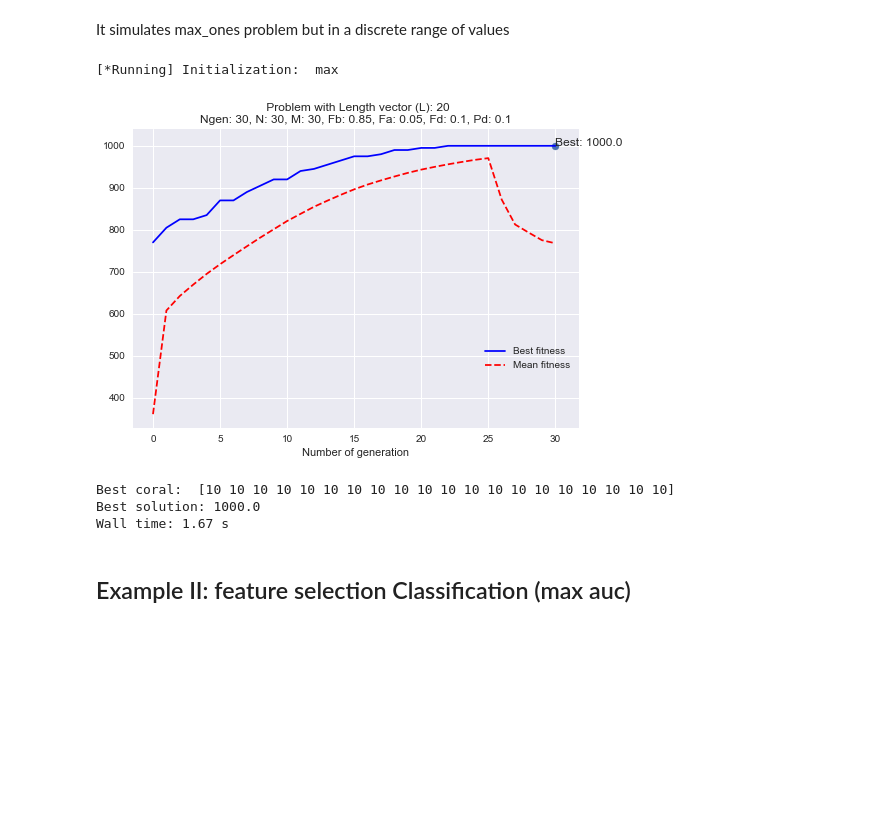
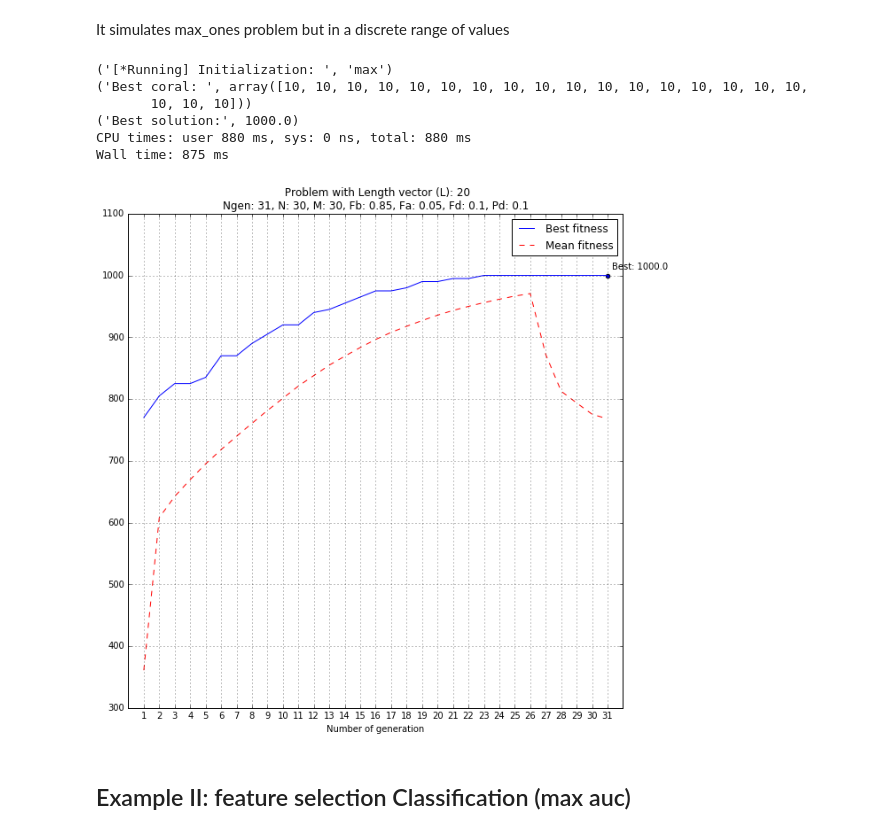
Before and after one commit to VictorPelaez/coral-reef-optimization-algorithm, a Jupyter notebook: cro/test.ipynb, the cells around one changed output. Saved outputs shown, nothing was run; the diff lists cells and outputs as text; code cells hidden in the pictures; blank space fills up the shorter version.

```diff
--- a/cro/test.ipynb
+++ b/cro/test.ipynb
@@ -42,37 +57,51 @@ It simulates max_ones problem but in a discrete range of values
 # %%
 import numpy as np
 import seaborn as sns
 from cro import *
 from fitness import max_ones
+from report import plot_results
 
 ## ------------------------------------------------------
 ## Parameters initialization
 ## ------------------------------------------------------
 Ngen = 30                  # Number of generations
 N  = 30                    # MxN: reef size
 M  = 30                    # MxN: reef size
 Fb = 0.85                  # Broadcast prob.
 Fa = 0.05                  # Asexual reproduction prob.
 Fd = 0.1                   # Fraction of the corals to be eliminated in the depredation operator.
 r0 = 0.6                   # Free/total initial proportion
 k  = 3                     # Number of opportunities for a new coral to settle in the reef
 Pd = 0.1                   # Depredation prob.
 opt= 'max'                 # flag: 'max' for maximizing and 'min' for minimizing
 L = 20
 ke = 0.2
 mode = 'disc'
 ## ------------------------------------------------------
 
 grid = {'x': [2, 10]}      # Discrete values between 2 and 10
 
 cro = CRO(Ngen, N, M, Fb, Fa, Fd, r0, k, Pd, max_ones, opt, L, verbose=False, ke=ke, mode=mode, param_grid=grid)
 %time (REEF, REEFpob, REEFfitness, ind_best, Bestfitness, Meanfitness) = cro.fit()
+
+title_info = {
+    "L": L,
+    "M": M,
+    "N": N,
+    "Fb": Fb,
+    "Fa": Fa,
+    "Fd": Fd,
+    "Pd": Pd
+}
+plot_results(Bestfitness, Meanfitness, title_info)
 # %% [output]
-[*Running] Initialization:  max
+('[*Running] Initialization: ', 'max')
+('Best coral: ', array([10, 10, 10, 10, 10, 10, 10, 10, 10, 10, 10, 10, 10, 10, 10, 10, 10,
+       10, 10, 10]))
+('Best solution:', 1000.0)
+CPU times: user 880 ms, sys: 0 ns, total: 880 ms
+Wall time: 875 ms
-[figure, old version]
+[figure, new version]
-Best coral:  [10 10 10 10 10 10 10 10 10 10 10 10 10 10 10 10 10 10 10 10]
-Best solution: 1000.0
-Wall time: 1.67 s
 # %% [markdown]
 ## Example II: feature selection Classification (max auc)
 # %% [markdown]
```
Also changed, not shown: parts of 3 cells of this notebook.
